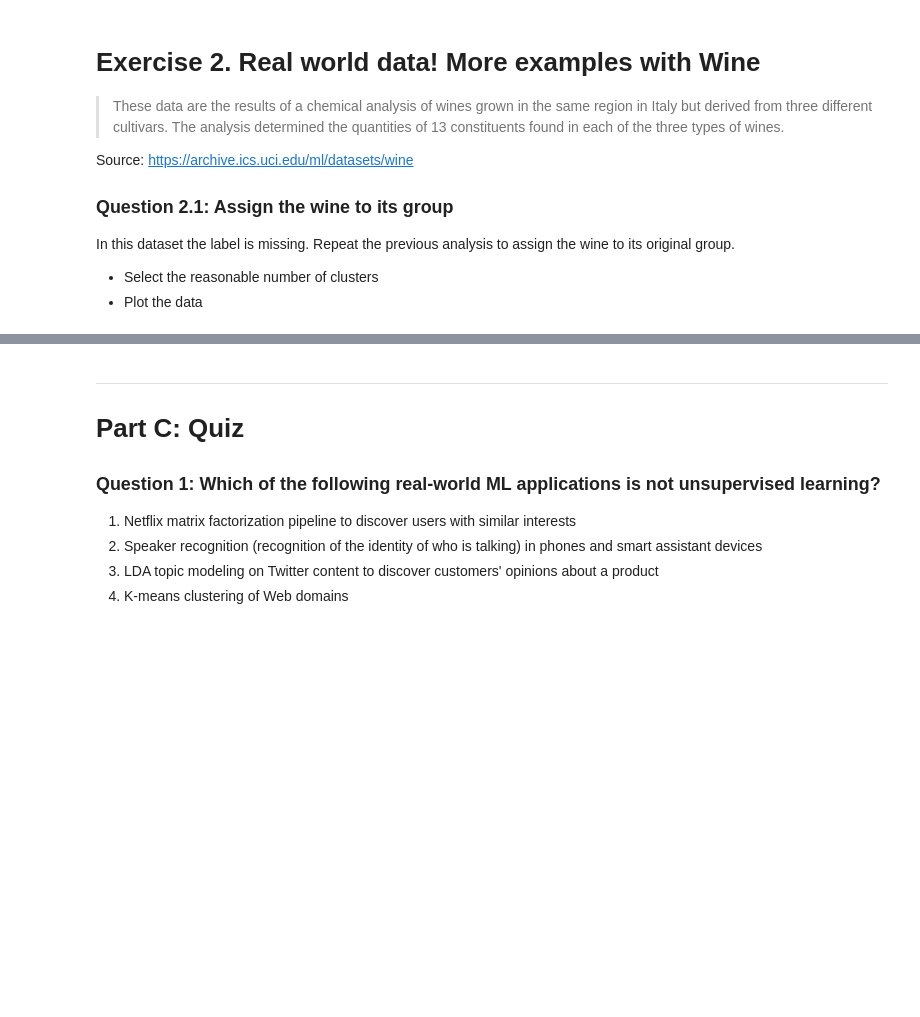
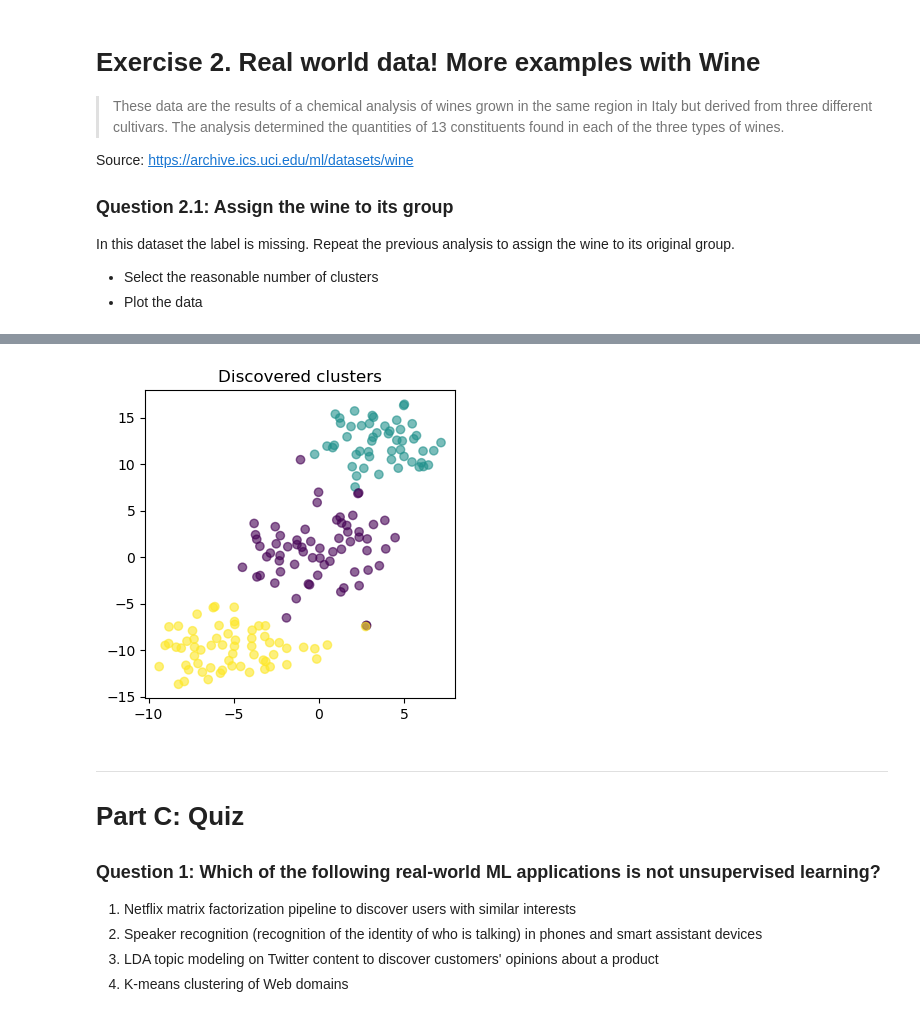
Before and after one commit to PabloVallbona/ADA2025, a Jupyter notebook: Exercises/08 - Learning from data - Unsupervised learning/Unsupervised_Learning.ipynb, the cells around one changed output, grey strips where cells are left out. Cells and saved outputs as stored; diff of their text form; code cells hidden in the pictures; blank space fills up the shorter version.

```diff
--- a/Exercises/08 - Learning from data - Unsupervised learning/Unsupervised_Learning.ipynb
+++ b/Exercises/08 - Learning from data - Unsupervised learning/Unsupervised_Learning.ipynb
@@ -385,3 +443,13 @@ wine.head()
+# %%
+wine_scaled_reduced_tsne = TSNE(n_components=2, init='random', learning_rate='auto', random_state=0).fit_transform(wine_scaled)
+labels = KMeans(n_clusters=3, random_state=0).fit_predict(wine_scaled)
+
+fig, axs = plt.subplots(1, 1, figsize=(4,4), sharey=True)
+axs.scatter(wine_scaled_reduced_tsne[:,0], wine_scaled_reduced_tsne[:,1], c=labels, alpha=0.6)
+axs.set_title("Discovered clusters")
+plt.show()
+# %% [output]
+[figure, added]
 # %% [markdown]
 ---------
 # Part C: Quiz
```
Also changed, not shown: parts of 9 cells of this notebook.
